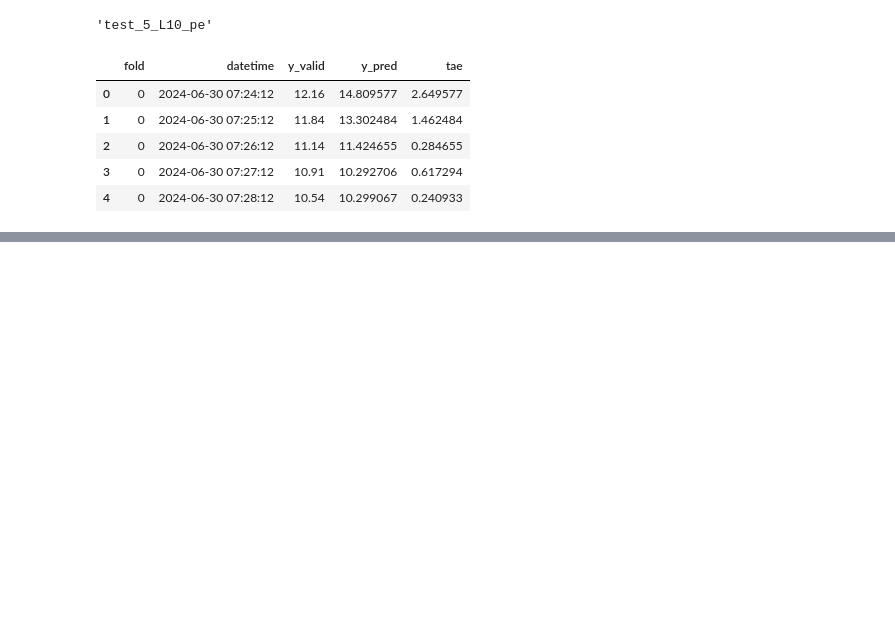
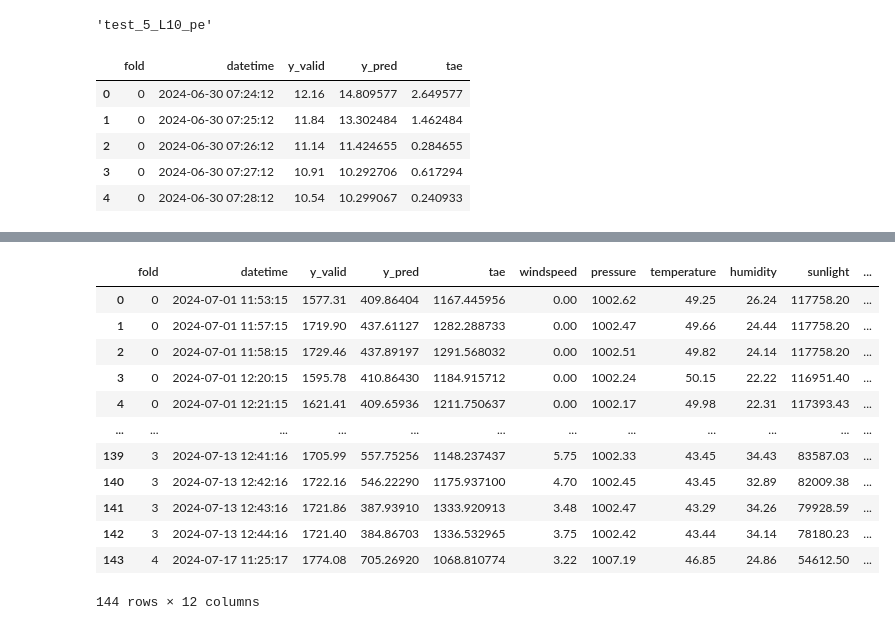
Before and after one commit to chiseanchang0727/aicup-predict-energy-generation, a Jupyter notebook: test_region/error_analysis.ipynb, the cells around one changed output, grey strips where cells are left out. Cells and saved outputs as stored; diff of their text form; code cells hidden in the pictures; blank space fills up the shorter version.

```diff
--- a/test_region/error_analysis.ipynb
+++ b/test_region/error_analysis.ipynb
@@ -78,0 +81,17 @@ get_target_data(df_result, error=[500, 1000])
+# %%
+df = pd.merge(df_error, df_device, how='left', on='datetime')
+df
+# %% [output]
+|  | fold | datetime | y_valid | y_pred | tae | windspeed | pressure | temperature | humidity | sunlight | ... |
+| 0 | 0 | 2024-07-01 11:53:15 | 1577.31 | 409.86404 | 1167.445956 | 0.00 | 1002.62 | 49.25 | 26.24 | 117758.20 | ... |
+| 1 | 0 | 2024-07-01 11:57:15 | 1719.90 | 437.61127 | 1282.288733 | 0.00 | 1002.47 | 49.66 | 24.44 | 117758.20 | ... |
+| 2 | 0 | 2024-07-01 11:58:15 | 1729.46 | 437.89197 | 1291.568032 | 0.00 | 1002.51 | 49.82 | 24.14 | 117758.20 | ... |
+| 3 | 0 | 2024-07-01 12:20:15 | 1595.78 | 410.86430 | 1184.915712 | 0.00 | 1002.24 | 50.15 | 22.22 | 116951.40 | ... |
+| 4 | 0 | 2024-07-01 12:21:15 | 1621.41 | 409.65936 | 1211.750637 | 0.00 | 1002.17 | 49.98 | 22.31 | 117393.43 | ... |
+| ... | ... | ... | ... | ... | ... | ... | ... | ... | ... | ... | ... |
+| 139 | 3 | 2024-07-13 12:41:16 | 1705.99 | 557.75256 | 1148.237437 | 5.75 | 1002.33 | 43.45 | 34.43 | 83587.03 | ... |
+| 140 | 3 | 2024-07-13 12:42:16 | 1722.16 | 546.22290 | 1175.937100 | 4.70 | 1002.45 | 43.45 | 32.89 | 82009.38 | ... |
+| 141 | 3 | 2024-07-13 12:43:16 | 1721.86 | 387.93910 | 1333.920913 | 3.48 | 1002.47 | 43.29 | 34.26 | 79928.59 | ... |
+| 142 | 3 | 2024-07-13 12:44:16 | 1721.40 | 384.86703 | 1336.532965 | 3.75 | 1002.42 | 43.44 | 34.14 | 78180.23 | ... |
+| 143 | 4 | 2024-07-17 11:25:17 | 1774.08 | 705.26920 | 1068.810774 | 3.22 | 1007.19 | 46.85 | 24.86 | 54612.50 | ... |
+144 rows × 12 columns
```
Also changed, not shown: parts of 15 cells of this notebook.
